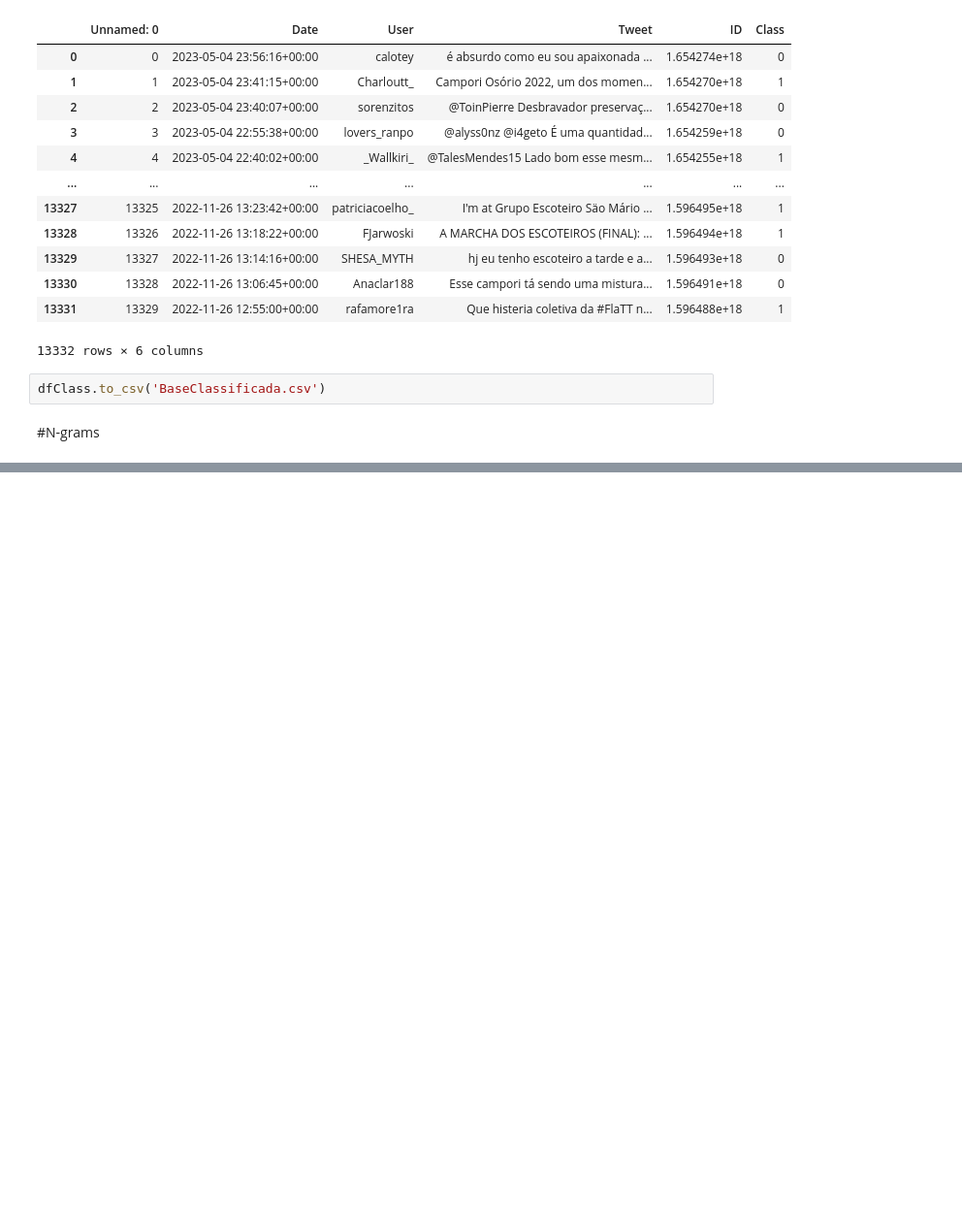
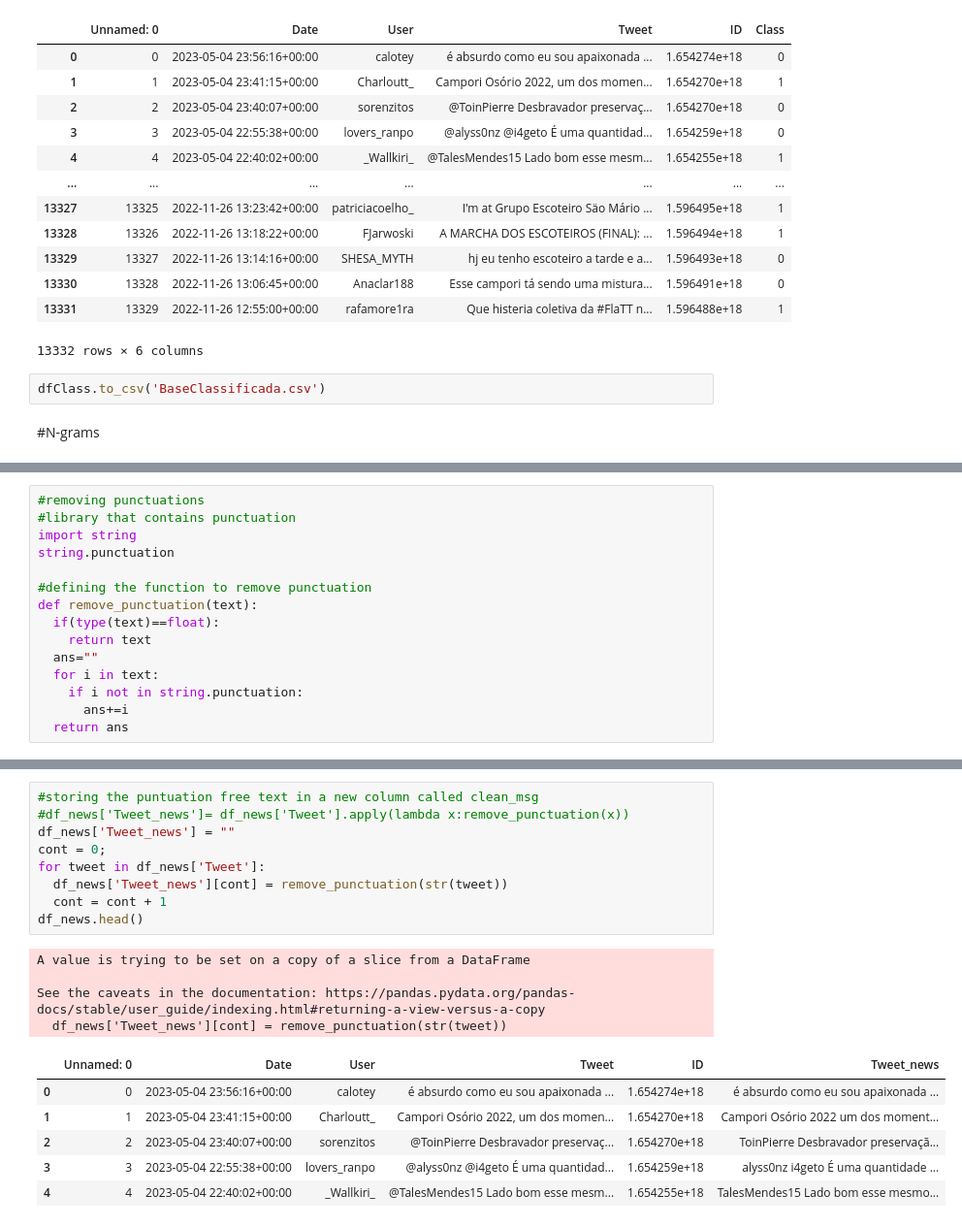
Before and after one commit to diegooliveira7/CollectTwitterDataCleanup, a Jupyter notebook: Análise_para_T.ipynb, the cells around one changed output, grey strips where cells are left out. Shown at 97% size. Drawn from its saved outputs; the diff is of its cells as text; blank space fills up the shorter version.

```diff
--- a/Análise_para_T.ipynb
+++ b/Análise_para_T.ipynb
@@ -148,0 +151,15 @@ dfClass.to_csv('BaseClassificada.csv')
+# %%
+#removing punctuations
+#library that contains punctuation
+import string
+string.punctuation
+
+#defining the function to remove punctuation
+def remove_punctuation(text):
+  if(type(text)==float):
+    return text
+  ans=""
+  for i in text:
+    if i not in string.punctuation:
+      ans+=i
+  return ans
@@ -148,0 +182,20 @@ dfClass.to_csv('BaseClassificada.csv')
+# %%
+#storing the puntuation free text in a new column called clean_msg
+#df_news['Tweet_news']= df_news['Tweet'].apply(lambda x:remove_punctuation(x))
+df_news['Tweet_news'] = ""
+cont = 0;
+for tweet in df_news['Tweet']:
+  df_news['Tweet_news'][cont] = remove_punctuation(str(tweet))
+  cont = cont + 1
+df_news.head()
+# %% [output]
+A value is trying to be set on a copy of a slice from a DataFrame
+
+See the caveats in the documentation: https://pandas.pydata.org/pandas-docs/stable/user_guide/indexing.html#returning-a-view-versus-a-copy
+  df_news['Tweet_news'][cont] = remove_punctuation(str(tweet))
+|  | Unnamed: 0 | Date | User | Tweet | ID | Tweet_news |
+| 0 | 0 | 2023-05-04 23:56:16+00:00 | calotey | é absurdo como eu sou apaixonada ... | 1.654274e+18 | é absurdo como eu sou apaixonada ... |
+| 1 | 1 | 2023-05-04 23:41:15+00:00 | Charloutt_ | Campori Osório 2022, um dos momen... | 1.654270e+18 | Campori Osório 2022 um dos moment... |
+| 2 | 2 | 2023-05-04 23:40:07+00:00 | sorenzitos | @ToinPierre Desbravador preservaç... | 1.654270e+18 | ToinPierre Desbravador preservaçã... |
+| 3 | 3 | 2023-05-04 22:55:38+00:00 | lovers_ranpo | @alyss0nz @i4geto É uma quantidad... | 1.654259e+18 | alyss0nz i4geto É uma quantidade ... |
+| 4 | 4 | 2023-05-04 22:40:02+00:00 | _Wallkiri_ | @TalesMendes15 Lado bom esse mesm... | 1.654255e+18 | TalesMendes15 Lado bom esse mesmo... |
```
Also changed, not shown: parts of 10 cells of this notebook.
